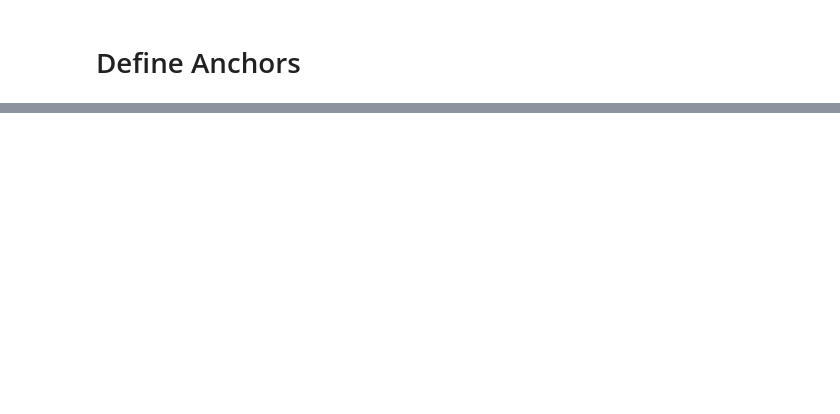
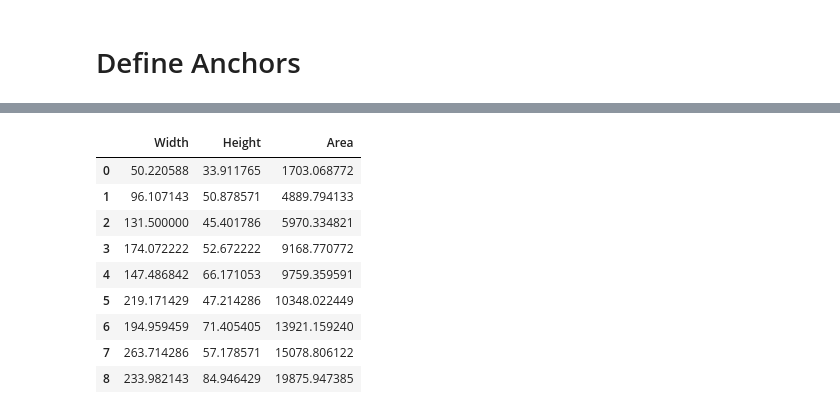
Before and after one commit to Jeff-GITA/Pratech_IR_Project, a Jupyter notebook: Codes/Data_Managment.ipynb, the cells around one changed output, grey strips where cells are left out. Drawn from its saved outputs; the diff is of its cells as text; code cells hidden in the pictures; blank space fills up the shorter version.

```diff
--- a/Codes/Data_Managment.ipynb
+++ b/Codes/Data_Managment.ipynb
@@ -36,16 +107,17 @@ for file in images_list:
 import os
 import numpy as np
 
-def load_yolo_annotations(annotation_file):
+def load_yolo_annotations(annotation_file, image_shape):
     """
     Load YOLOv5 annotations from a file.
     """
+    h, w, _ = image_shape
     bboxes = []
     with open(annotation_file, 'r') as file:
         lines = file.readlines()
         for line in lines:
             _, _, _, width, height = map(float, line.strip().split())
-            bboxes.append((width, height))
+            bboxes.append((width*w, height*h))
     return bboxes
 
 def get_ground_truth_bboxes(dataset_path):
@@ -60,18 +132,27 @@ def get_ground_truth_bboxes(dataset_path):
     """
     train_path = os.path.join(dataset_path, 'train')
     annotations_path = os.path.join(train_path, 'labels')
+    images_path = os.path.join(dataset_path, 'train', 'images')
+
 
     bboxes = []
 
     for annotation_file in os.listdir(annotations_path):
         if annotation_file.endswith('.txt'):
+
+
+            image_file = os.path.join(images_path, os.path.splitext(annotation_file)[0] + '.jpg')
+            image = cv2.imread(image_file)
+
+
             annotation_file_path = os.path.join(annotations_path, annotation_file)
-            bboxes += load_yolo_annotations(annotation_file_path)
+            bboxes += load_yolo_annotations(annotation_file_path, image.shape)
 
     return bboxes
 
+
 # Example usage
-dataset_path = 'path/to/your/yolov5/dataset'
+dataset_path = '../Yolo_Example/yolov5/IPP-5/'
 bboxes = get_ground_truth_bboxes(dataset_path)
 
 # Print the first 10 bounding boxes
@@ -80,45 +172,54 @@ for bbox in bboxes[:10]:
+# %%
+bboxes = np.asarray(bboxes)
 # %% [markdown]
 # Define Anchors
 # %%
 import numpy as np
 from sklearn.cluster import KMeans
+import pandas as pd
 
 def kmeans_anchors(bboxes, num_anchors):
     kmeans = KMeans(n_clusters=num_anchors, random_state=0).fit(bboxes)
     anchors = kmeans.cluster_centers_
     return anchors
 
-# Example ground truth bounding boxes (width, height)
-bboxes = np.array([
-    [30, 40],
-    [50, 80],
-    [100, 120],
-    [200, 300],
-    [60, 45],
-    [120, 160],
-    [160, 200],
-    [320, 320],
-    [400, 500],
-    # Add more bounding boxes from your dataset
-])
+# # Example ground truth bounding boxes (width, height)
+# bboxes = np.array([
+#     [30, 40],
+#     [50, 80],
+#     [100, 120],
+#     [200, 300],
+#     [60, 45],
+#     [120, 160],
+#     [160, 200],
+#     [320, 320],
+#     [400, 500],
+#     # Add more bounding boxes from your dataset
+# ])
 
 # Perform k-means clustering to find the anchor boxes
-num_anchors = 3  # Total number of anchors
+num_anchors = 9  # Total number of anchors
 anchors = kmeans_anchors(bboxes, num_anchors)
 
-# Define the scaling factors for each stage
-scale_factor_p3 = 8
-scale_factor_p4 = 16
-scale_factor_p5 = 32
+factor = num_anchors//3
+
+
+anchors_df = pd.DataFrame(anchors, columns=["Width", "Height"])
+anchors_df["Area"] = anchors_df.iloc[:,0]*anchors_df.iloc[:,1]
+anchors_df.sort_values(by="Area", inplace=True)
+anchors_df.reset_index(drop=True, inplace=True)
+
 
 # Scale all anchors according to each feature map size
-anchors_in = [(round(w,2) , round(h,2) ) for w, h in anchors]
-anchors_p3 = [(round(w / scale_factor_p3, 2), round(h / scale_factor_p3, 2)) for w, h in anchors]
-anchors_p4 = [(round(w / scale_factor_p4, 2), round(h / scale_factor_p4, 2)) for w, h in anchors]
-anchors_p5 = [(round(w / scale_factor_p5, 2), round(h / scale_factor_p5, 2)) for w, h in anchors]
-# Print the scaled anchors
-print("Anchors for (640x640):", anchors_in)
-print("Anchors for P3/8:", anchors_p3)
-print("Anchors for P4/16:", anchors_p4)
-print("Anchors for P5/32:", anchors_p5)
+for i in range(3):
+    anchors_p = anchors_df.loc[factor*i : factor*(i+1)-1, ["Width", "Height"]]
+    # anchors_p = anchors_df.loc[factor*i : factor*(i+1)-1, :]
+    anchor_list = []
+    print(f"\nAnchors: {i}", anchors_p.index)
+    for j in range(anchors_p.shape[0]):
+        W, H = anchors_p.iloc[j, [0,1]]
+        anchor_list.append(f"{int(W)},{int(H)}")
+    print(str(anchor_list))
+
+anchors_df
 # %% [output]
@@ -128,0 +234,10 @@ Anchors for P5/32: [(2.25, 2.78), (12.5, 15.62), (7.08, 8.54)]
+|  | Width | Height | Area |
+| 0 | 50.220588 | 33.911765 | 1703.068772 |
+| 1 | 96.107143 | 50.878571 | 4889.794133 |
+| 2 | 131.500000 | 45.401786 | 5970.334821 |
+| 3 | 174.072222 | 52.672222 | 9168.770772 |
+| 4 | 147.486842 | 66.171053 | 9759.359591 |
+| 5 | 219.171429 | 47.214286 | 10348.022449 |
+| 6 | 194.959459 | 71.405405 | 13921.159240 |
+| 7 | 263.714286 | 57.178571 | 15078.806122 |
+| 8 | 233.982143 | 84.946429 | 19875.947385 |
```
Also changed, not shown: parts of 4 cells of this notebook, 1 other file.
